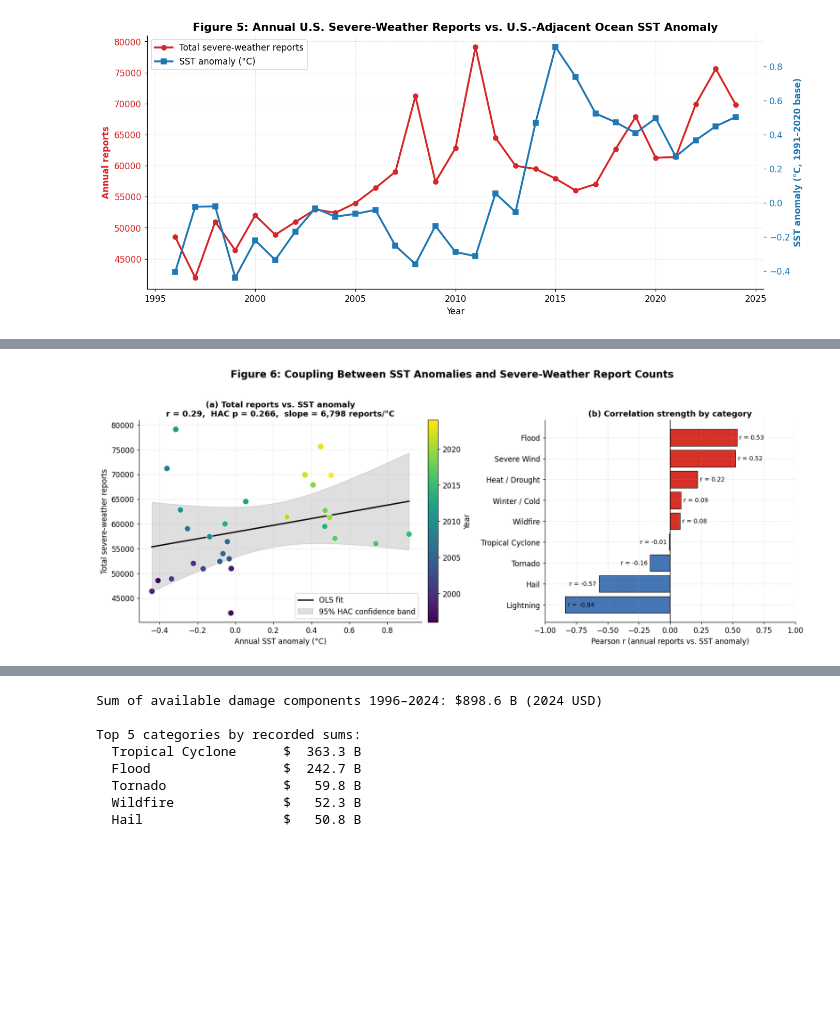
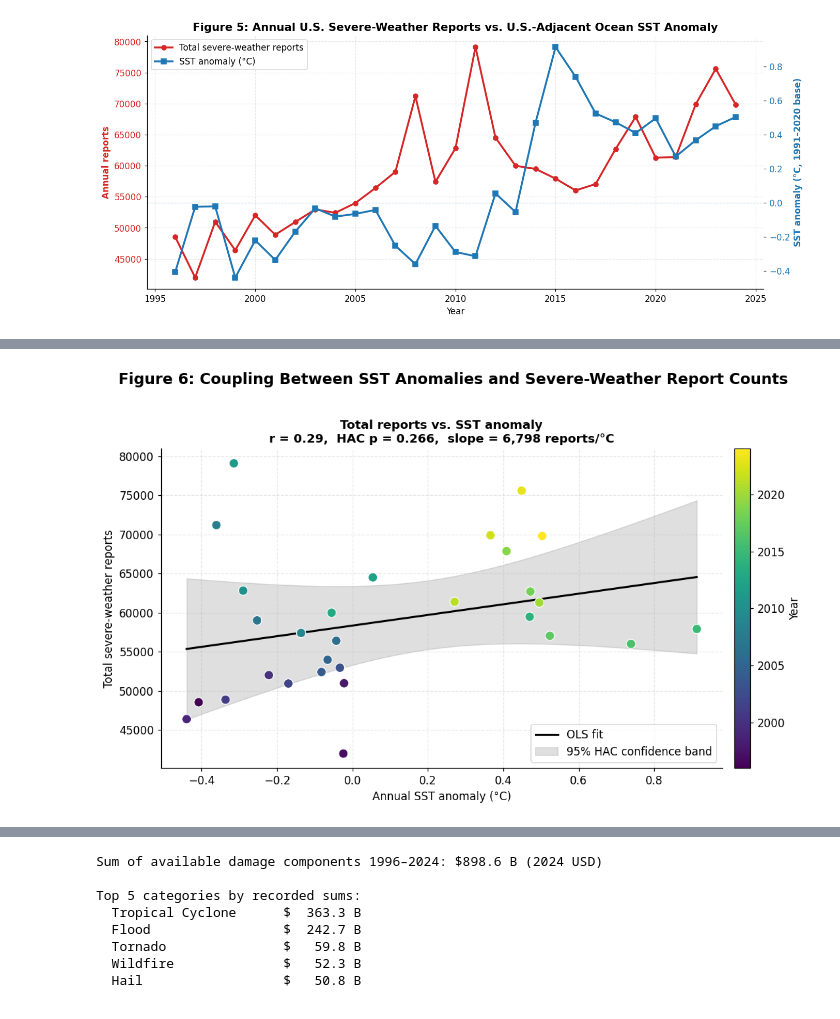
Before and after one commit to Heypo-Baixiong/Final-Projects, a Jupyter notebook: Extreme_Weather_Final Project.ipynb, the cells around one changed output, grey strips where cells are left out. Drawn from its saved outputs; the diff is of its cells as text; code cells hidden in the pictures; blank space fills up the shorter version.

Commit message:
Account for the 2007 reporting transition and focus notebook narrative

```diff
--- a/Extreme_Weather_Final Project.ipynb
+++ b/Extreme_Weather_Final Project.ipynb
@@ -806,9 +802,8 @@ plt.show()
 # %% [output]
 [figure]
 # %%
-# === FIGURE 6: scatter w/ regression + per-category correlations ============
-fig, axes = plt.subplots(1, 2, figsize=(15, 5.8),
-                         gridspec_kw={'width_ratios': [1.2, 1]})
+# === FIGURE 6: aggregate scatter with HAC mean confidence band ============
+fig, ax = plt.subplots(figsize=(10, 6))
 
 # (a) Scatter + regression
 x = combined['sst_anom'].values
@@ -821,7 +816,6 @@ Xfit = sm.add_constant(xfit)
 ci_band = stats.t.ppf(.975, raw_sst_fit.df_resid) * np.sqrt(np.maximum(
     np.einsum('ij,jk,ik->i', Xfit, raw_sst_fit.cov_params(), Xfit), 0))
 
-ax = axes[0]
 sc = ax.scatter(x, y, c=combined['year'], cmap='viridis', s=85,
                 edgecolor='white', linewidth=0.8, zorder=3)
 ax.plot(xfit, yfit, 'k-', lw=2, zorder=2, label='OLS fit')
@@ -829,37 +823,12 @@ ax.fill_between(xfit, yfit - ci_band, yfit + ci_band,
                 color='gray', alpha=0.25, zorder=1, label='95% HAC confidence band')
 ax.set_xlabel('Annual SST anomaly (°C)')
 ax.set_ylabel('Total severe-weather reports')
-ax.set_title('(a) Total reports vs. SST anomaly\n'
+ax.set_title('Total reports vs. SST anomaly\n'
              f'r = {res.rvalue:.2f},  HAC p = {raw_sst_fit.pvalues[1]:.3g},  '
              f'slope = {res.slope:,.0f} reports/°C')
 ax.legend(loc='lower right', frameon=True)
 cbar = fig.colorbar(sc, ax=ax, fraction=0.04, pad=0.02)
 cbar.set_label('Year')
-
-# (b) per-category Pearson r
-rows = []
-for cat in CATEGORY_MAP.keys():
-    if cat not in annual_cat.columns: continue
-    cat_y = annual_cat[cat].reindex(combined['year']).values.astype(float)
-    r, p = stats.pearsonr(x, cat_y)
-    rows.append((cat, r, p))
-df_r = pd.DataFrame(rows, columns=['cat', 'r', 'p']).sort_values('r')
-
-ax = axes[1]
-colors_b = ['#4575b4' if r < 0 else '#d73027' for r in df_r['r']]
-bars = ax.barh(df_r['cat'], df_r['r'], color=colors_b, edgecolor='black', linewidth=0.7)
-for bar, r_val, p_val in zip(bars, df_r['r'], df_r['p']):
-    if not np.isfinite(r_val) or not np.isfinite(p_val):
-        continue   # skip NaN categories (too few non-zero years)
-    w = bar.get_width()
-    ax.text(w + (0.02 if w >= 0 or w < -0.75 else -0.02),
-            bar.get_y() + bar.get_height()/2,
-            f"r = {r_val:.2f}",
-            va='center', ha='left' if w >= 0 or w < -0.75 else 'right', fontsize=9)
-ax.axvline(0, color='black', lw=0.9)
-ax.set_xlabel('Pearson r (annual reports vs. SST anomaly)')
-ax.set_title('(b) Correlation strength by category')
-ax.set_xlim(-1, 1)
 
 fig.suptitle('Figure 6: Coupling Between SST Anomalies and Severe-Weather Report Counts',
              fontsize=15, fontweight='bold', y=1.02)
@@ -868,8 +837,7 @@ plt.savefig(FIG_DIR / 'fig6_correlation.png')
 plt.show()
 
 
-# Compare specified time adjustments; 2014 is a diagnostic motivated by the series.
-# It was chosen after inspecting the record, so it is not a confirmatory break test.
+# Compare levels, linear year adjustment, and first differences.
 time = combined['year'].to_numpy(float)
 centered_time = time - time.mean()
 def residualize(values, controls):
@@ -878,23 +846,18 @@ def residualize(values, controls):
 time_controls = {
     'Raw levels': np.ones((len(time),1)),
     'Linear year trend': sm.add_constant(centered_time),
-    'Year trend + 2014 level shift': sm.add_constant(np.column_stack([
-        centered_time, (time>=2014).astype(float)])),
 }
 sst_checks = []
 for label, controls in time_controls.items():
     rx, ry = residualize(x, controls), residualize(y, controls)
     partial_r = stats.pearsonr(rx,ry).statistic
     model = hac_fit(y, np.column_stack([controls,x]))
-    df = len(time)-controls.shape[1]-1
-    iid_p = 2*stats.t.sf(abs(partial_r)*np.sqrt(df/(1-partial_r**2)), df)
     sst_checks.append({'specification': label, 'n': len(time), 'r': partial_r,
-        'IID_partial_p': iid_p, 'slope': model.params[-1], 'ci_low': model.conf_int()[-1,0],
+        'slope': model.params[-1], 'ci_low': model.conf_int()[-1,0],
         'ci_high': model.conf_int()[-1,1], 'HAC_p': model.pvalues[-1]})
 model = hac_fit(np.diff(y), sm.add_constant(np.diff(x)))
 sst_checks.append({'specification': 'First differences', 'n': len(time)-1,
     'r': stats.pearsonr(np.diff(x),np.diff(y)).statistic,
-    'IID_partial_p': stats.pearsonr(np.diff(x),np.diff(y)).pvalue,
     'slope': model.params[-1], 'ci_low': model.conf_int()[-1,0],
     'ci_high': model.conf_int()[-1,1], 'HAC_p': model.pvalues[-1]})
 sst_checks = pd.DataFrame(sst_checks)
@@ -903,37 +866,5 @@ print(sst_checks.to_string(index=False, float_format=lambda value: f'{value:.4g}
 print('Lag-1 autocorrelation after linear detrending:')
 print('SST', round(pd.Series(residualize(x,time_controls['Linear year trend'])).autocorr(),3),
       'reports', round(pd.Series(residualize(y,time_controls['Linear year trend'])).autocorr(),3))
-
-# Align the Gulf index with specified convective hazards and seasons.
-# Main scope is unchanged; these checks use CONUS land reports only.
-conus_names = set(conus.state_name)
-land_events = events.loc[events.STATE.isin(conus_names)]
-gulf_checks = []
-for label, event_type, months_in_season in [
-    ('MAM hail >=1 inch', 'Hail', [3,4,5]),
-    ('MAM tornado', 'Tornado', [3,4,5]),
-    ('JJA thunderstorm wind', 'Thunderstorm Wind', [6,7,8])]:
-    selected = land_events.loc[land_events.EVENT_TYPE.eq(event_type)
-                               & land_events.month.isin(months_in_season)]
-    if event_type == 'Hail': selected = selected.loc[selected.MAGNITUDE.ge(1)]
-    gulf_season = (gulf_monthly.where(gulf_monthly.time.dt.month.isin(months_in_season),drop=True)
-                  .groupby('time.year').mean('time').to_pandas().reindex(years))
-    for unit, start in [('reports', 1996), ('reports', 2007), ('episodes', 2007)]:
-        counts = (selected.groupby('year').size() if unit=='reports' else
-                  selected.loc[selected.EPISODE_ID.gt(0)].groupby('year').EPISODE_ID.nunique())
-        counts = counts.reindex(years,fill_value=0).loc[start:]
-        gx = gulf_season.loc[start:].values
-        controls = sm.add_constant(counts.index.values-counts.index.values.mean())
-        fit = hac_fit(counts, np.column_stack([controls,gx]))
-        gulf_checks.append({'hazard/season': label, 'unit':unit, 'start':start,
-            'n':len(counts), 'raw_r':stats.pearsonr(gx,counts).statistic,
-            'detrended_r':stats.pearsonr(residualize(gx,controls),residualize(counts,controls)).statistic,
-            'slope':fit.params[-1], 'ci_low':fit.conf_int()[-1,0],
-            'ci_high':fit.conf_int()[-1,1], 'HAC_p':fit.pvalues[-1]})
-gulf_checks = pd.DataFrame(gulf_checks)
-gulf_checks['Holm_p'] = multipletests(gulf_checks.HAC_p, method='holm')[1]
-print('Gulf seasonal SST; year-adjusted slopes, HAC uncertainty, nine exploratory tests:')
-print(gulf_checks.to_string(index=False, float_format=lambda value: f'{value:.4g}'))
-print('Thunderstorm Wind share of all reports:', f'{events.EVENT_TYPE.eq("Thunderstorm Wind").mean():.1%}')
 # %% [output]
 Broad annual SST index and all report counts; slopes are reports per °C:
@@ -959,4 +877,4 @@ Thunderstorm Wind share of all reports: 25.1%
-[figure, old version]
+[figure, new version]
 # %% [markdown]
 ## 8 · Economic Impact (Inflation-Adjusted)
 
```
Also changed, not shown: parts of 19 cells of this notebook, 1 other file.
